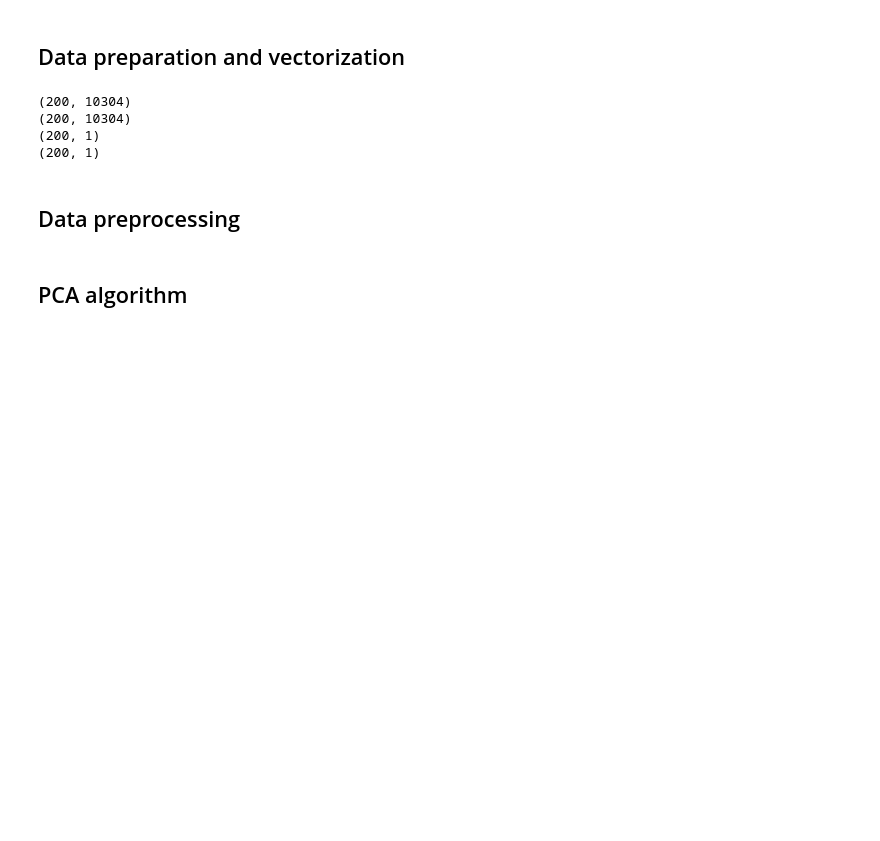
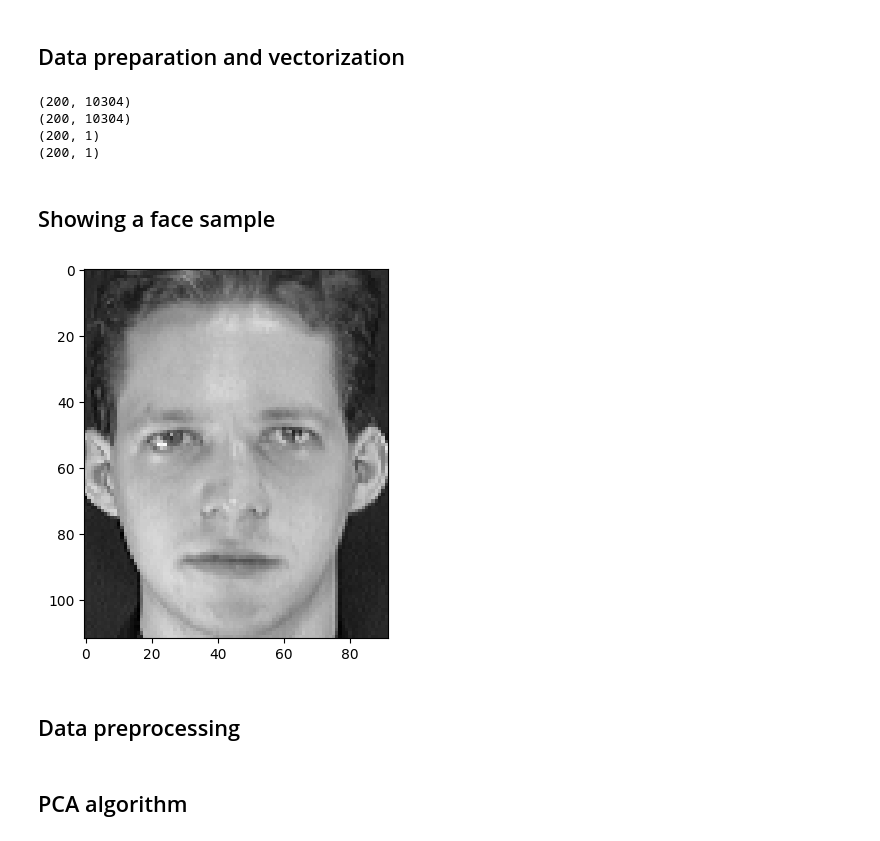
Before and after one commit to yousefkotp/Face-Recognition-Using-PCA-LDA, a Jupyter notebook: main.ipynb, the cells around one changed output. Cells and saved outputs as stored; diff of their text form; code cells hidden in the pictures; blank space fills up the shorter version.

```diff
--- a/main.ipynb
+++ b/main.ipynb
@@ -45,6 +45,13 @@ print(test_labels.shape)
 (200, 10304)
 (200, 1)
 (200, 1)
+# %% [markdown]
+## Showing a face sample
+# %%
+plt.imshow(training_set[0].reshape(112,92),cmap='gray')
+plt.show()
+# %% [output]
+[figure, added]
 # %% [markdown]
 ## Data preprocessing
 # %%
```
